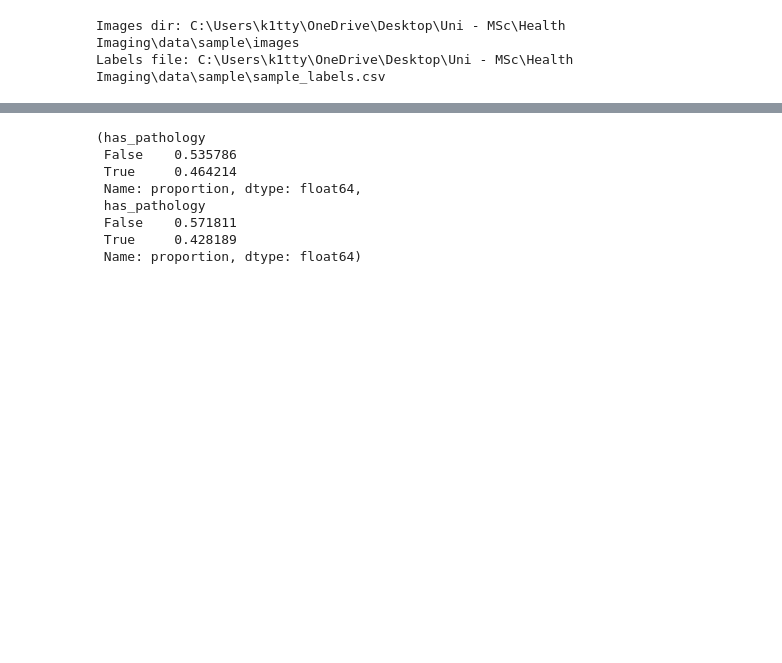
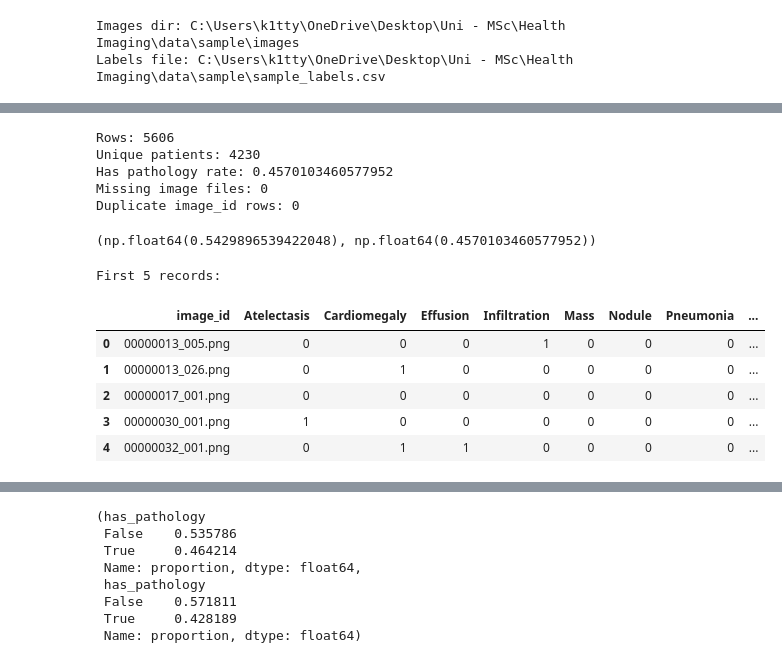
Before and after one commit to Lady-Beerus/health-imaging-classification, a Jupyter notebook: notebooks/Health Imaging Main.ipynb, the cells around one changed output, grey strips where cells are left out. Saved outputs shown, nothing was run; the diff lists cells and outputs as text; code cells hidden in the pictures; blank space fills up the shorter version.

Commit message:
Updated Section 3 Label Engineering.

```diff
--- a/notebooks/Health Imaging Main.ipynb
+++ b/notebooks/Health Imaging Main.ipynb
@@ -193,12 +102,0 @@ np.float64(0.4570103460577952)
-# %%
-# ============================================================
-# 3.1 Feature engineering — mean image intensity (baseline)
-# ============================================================
-
-def mean_intensity(path):
-    img = Image.open(path).convert("L")
-    return np.array(img).mean()
-
-health_df["mean_intensity"] = health_df["image_path"].apply(mean_intensity)
-
-health_df.groupby("has_pathology")["mean_intensity"].describe()
@@ -214,6 +102,0 @@ health_df["label_list"] = health_df["finding_labels"].str.split("|")
-# %%
-# 3.3
-for label in PATHOLOGY_LABELS:
-    health_df[label] = health_df["label_list"].apply(
-        lambda labels: int(label in labels)
-    )
@@ -223,6 +103,51 @@ health_df = health_df.drop(columns=["label_list"])
-# %%
-
-# 3.5
-health_df["No Finding"] = (
-    health_df[PATHOLOGY_LABELS].sum(axis=1) == 0
-).astype(int)
+# %%
+# 2.2 Sanity checks
+
+print("Rows:", len(health_df))
+print("Unique patients:", health_df["patient_id"].nunique())
+print("Has pathology rate:", health_df["has_pathology"].mean())
+
+# Check for missing image files referenced by the CSV
+missing = health_df.loc[~health_df["image_path"].apply(lambda p: p.exists())]
+print("Missing image files:", len(missing))
+
+# Check for duplicate image IDs
+print("Duplicate image_id rows:", health_df["image_id"].duplicated().sum())
+# %% [output]
+Rows: 5606
+Unique patients: 4230
+Has pathology rate: 0.4570103460577952
+Missing image files: 0
+Duplicate image_id rows: 0
+# %%
+# 3.x Label engineering
+
+# 1) split pipe-separated findings into lists
+health_df["label_list"] = health_df["finding_labels"].str.split("|")
+
+# 2) multi-hot encode labels
+for label in PATHOLOGY_LABELS:
+    health_df[label] = health_df["label_list"].apply(lambda labels: int(label in labels))
+
+# 3) derive No Finding logically
+health_df["No Finding"] = (health_df[PATHOLOGY_LABELS].sum(axis=1) == 0).astype(int)
+
+# 4) drop helper column
+health_df = health_df.drop(columns=["label_list"])
+# %%
+health_df["No Finding"].mean(), health_df["has_pathology"].mean()
+# %% [output]
+(np.float64(0.5429896539422048), np.float64(0.4570103460577952))
+# %%
+# First 5 records (multi-hot view)
+cols_to_show = ["image_id"] + PATHOLOGY_LABELS + ["No Finding"]
+print("First 5 records:")
+display(health_df[cols_to_show].head())
+# %% [output]
+First 5 records:
+|  | image_id | Atelectasis | Cardiomegaly | Effusion | Infiltration | Mass | Nodule | Pneumonia | ... |
+| 0 | 00000013_005.png | 0 | 0 | 0 | 1 | 0 | 0 | 0 | ... |
+| 1 | 00000013_026.png | 0 | 1 | 0 | 0 | 0 | 0 | 0 | ... |
+| 2 | 00000017_001.png | 0 | 0 | 0 | 0 | 0 | 0 | 0 | ... |
+| 3 | 00000030_001.png | 1 | 0 | 0 | 0 | 0 | 0 | 0 | ... |
+| 4 | 00000032_001.png | 0 | 1 | 1 | 0 | 0 | 0 | 0 | ... |
```
Also changed, not shown: parts of 17 cells of this notebook.
